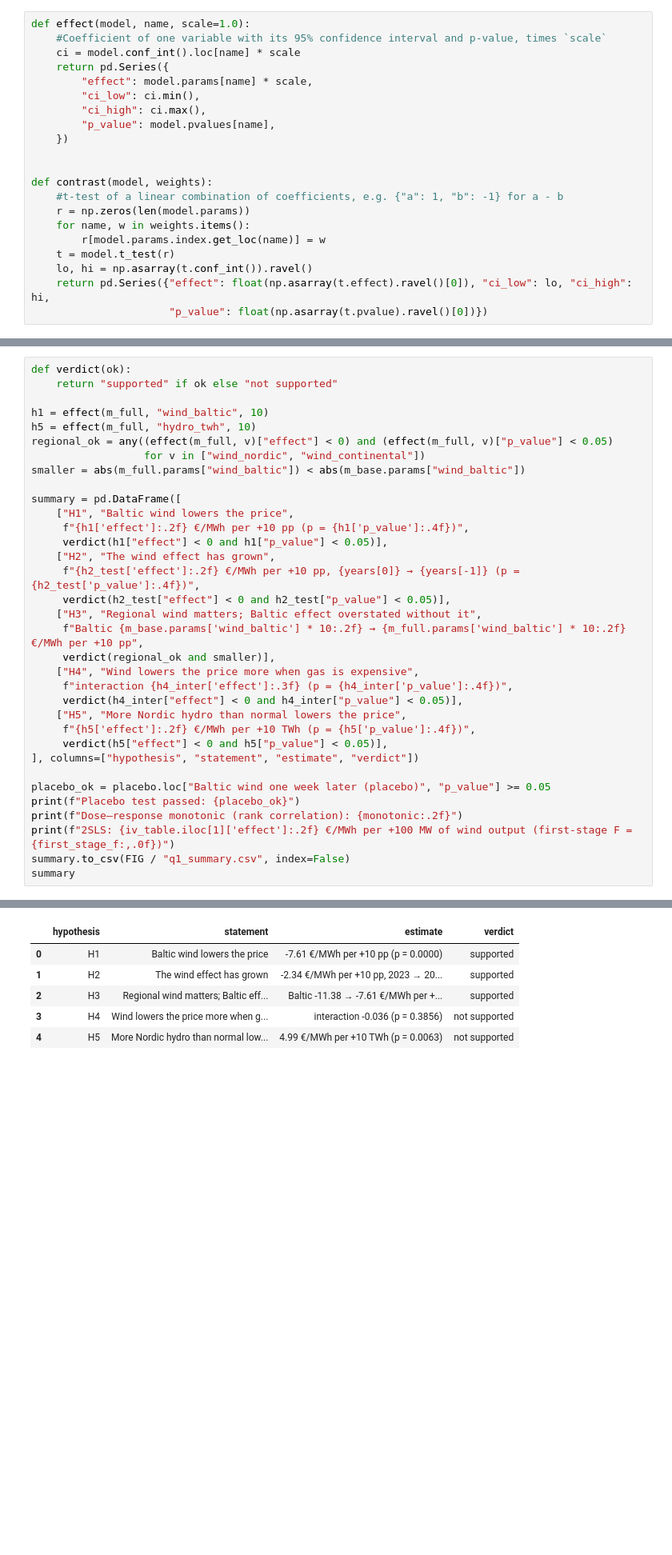
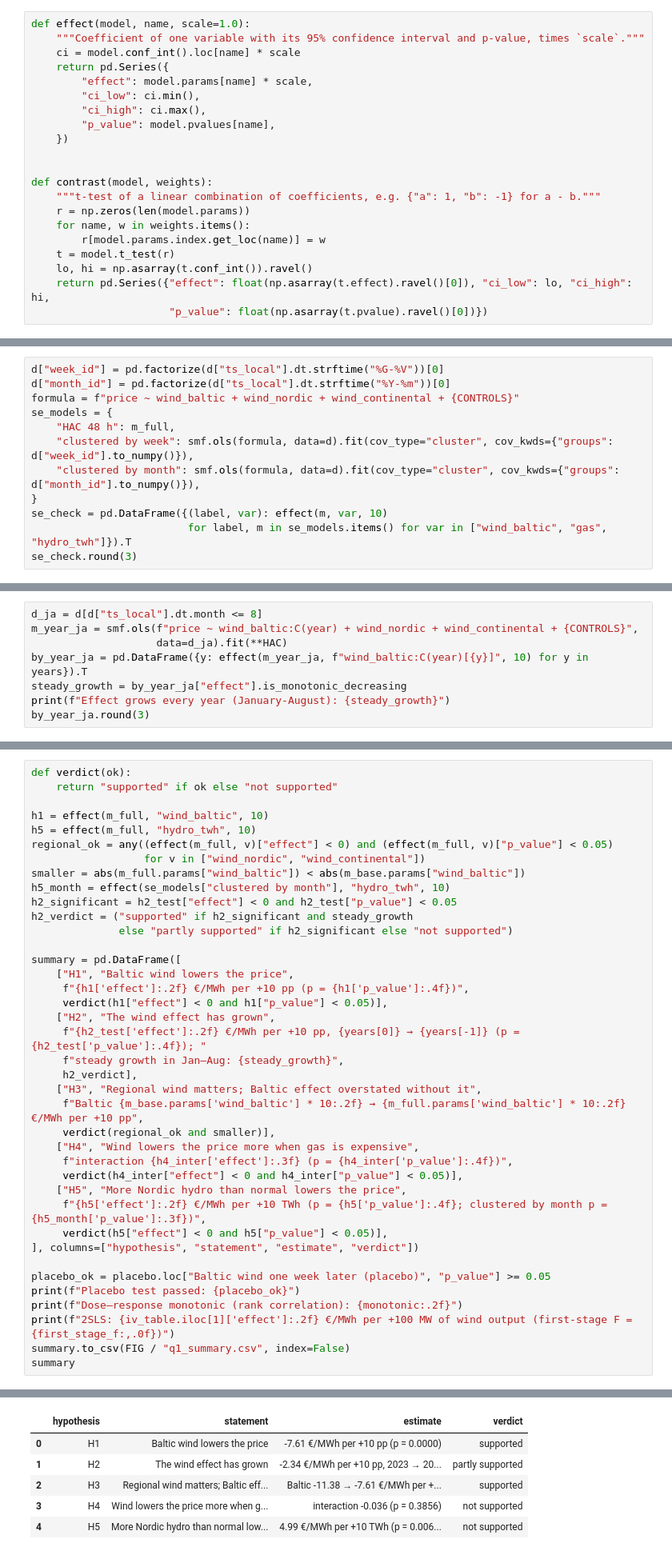
Before and after one commit to MangirdasMikalkenas/Weather_as_a_price_driver_-_Lithuanian_day-ahead_power_prices-_2023-2026, a Jupyter notebook: notebooks/01_price_drivers.ipynb, the cells around one changed output, grey strips where cells are left out. Shown at 80% size. Drawn from its saved outputs; the diff is of its cells as text; blank space fills up the shorter version.

Commit message:
Q1: integrate robustnes checks

```diff
--- a/notebooks/01_price_drivers.ipynb
+++ b/notebooks/01_price_drivers.ipynb
@@ -97,7 +98,7 @@ Model sample: 31,958 hours (177 dropped because of missing values)
 | max | 1478.91 | 100.00 | 87.26 | 99.34 | 8.54 | 2.60 | 76.32 | 25.61 |
 # %%
 def effect(model, name, scale=1.0):
-    #Coefficient of one variable with its 95% confidence interval and p-value, times `scale`
+    """Coefficient of one variable with its 95% confidence interval and p-value, times `scale`."""
     ci = model.conf_int().loc[name] * scale
     return pd.Series({
         "effect": model.params[name] * scale,
@@ -108,7 +109,7 @@ def effect(model, name, scale=1.0):
 
 
 def contrast(model, weights):
-    #t-test of a linear combination of coefficients, e.g. {"a": 1, "b": -1} for a - b
+    """t-test of a linear combination of coefficients, e.g. {"a": 1, "b": -1} for a - b."""
     r = np.zeros(len(model.params))
     for name, w in weights.items():
         r[model.params.index.get_loc(name)] = w
@@ -417,0 +449,12 @@ Median regression, +10 pp Baltic wind: -6.13 €/MWh (OLS: -7.61 €/MWh)
+# %%
+d["week_id"] = pd.factorize(d["ts_local"].dt.strftime("%G-%V"))[0]
+d["month_id"] = pd.factorize(d["ts_local"].dt.strftime("%Y-%m"))[0]
+formula = f"price ~ wind_baltic + wind_nordic + wind_continental + {CONTROLS}"
+se_models = {
+    "HAC 48 h": m_full,
+    "clustered by week": smf.ols(formula, data=d).fit(cov_type="cluster", cov_kwds={"groups": d["week_id"].to_numpy()}),
+    "clustered by month": smf.ols(formula, data=d).fit(cov_type="cluster", cov_kwds={"groups": d["month_id"].to_numpy()}),
+}
+se_check = pd.DataFrame({(label, var): effect(m, var, 10)
+                         for label, m in se_models.items() for var in ["wind_baltic", "gas", "hydro_twh"]}).T
+se_check.round(3)
@@ -417,0 +476,8 @@ Median regression, +10 pp Baltic wind: -6.13 €/MWh (OLS: -7.61 €/MWh)
+# %%
+d_ja = d[d["ts_local"].dt.month <= 8]
+m_year_ja = smf.ols(f"price ~ wind_baltic:C(year) + wind_nordic + wind_continental + {CONTROLS}",
+                    data=d_ja).fit(**HAC)
+by_year_ja = pd.DataFrame({y: effect(m_year_ja, f"wind_baltic:C(year)[{y}]", 10) for y in years}).T
+steady_growth = by_year_ja["effect"].is_monotonic_decreasing
+print(f"Effect grows every year (January-August): {steady_growth}")
+by_year_ja.round(3)
@@ -428,38 +501,43 @@ h5 = effect(m_full, "hydro_twh", 10)
 regional_ok = any((effect(m_full, v)["effect"] < 0) and (effect(m_full, v)["p_value"] < 0.05)
                   for v in ["wind_nordic", "wind_continental"])
 smaller = abs(m_full.params["wind_baltic"]) < abs(m_base.params["wind_baltic"])
+h5_month = effect(se_models["clustered by month"], "hydro_twh", 10)
+h2_significant = h2_test["effect"] < 0 and h2_test["p_value"] < 0.05
+h2_verdict = ("supported" if h2_significant and steady_growth
+              else "partly supported" if h2_significant else "not supported")
 
 summary = pd.DataFrame([
     ["H1", "Baltic wind lowers the price",
      f"{h1['effect']:.2f} €/MWh per +10 pp (p = {h1['p_value']:.4f})",
      verdict(h1["effect"] < 0 and h1["p_value"] < 0.05)],
     ["H2", "The wind effect has grown",
-     f"{h2_test['effect']:.2f} €/MWh per +10 pp, {years[0]} → {years[-1]} (p = {h2_test['p_value']:.4f})",
-     verdict(h2_test["effect"] < 0 and h2_test["p_value"] < 0.05)],
+     f"{h2_test['effect']:.2f} €/MWh per +10 pp, {years[0]} → {years[-1]} (p = {h2_test['p_value']:.4f}); "
+     f"steady growth in Jan–Aug: {steady_growth}",
+     h2_verdict],
     ["H3", "Regional wind matters; Baltic effect overstated without it",
      f"Baltic {m_base.params['wind_baltic'] * 10:.2f} → {m_full.params['wind_baltic'] * 10:.2f} €/MWh per +10 pp",
      verdict(regional_ok and smaller)],
     ["H4", "Wind lowers the price more when gas is expensive",
      f"interaction {h4_inter['effect']:.3f} (p = {h4_inter['p_value']:.4f})",
      verdict(h4_inter["effect"] < 0 and h4_inter["p_value"] < 0.05)],
     ["H5", "More Nordic hydro than normal lowers the price",
-     f"{h5['effect']:.2f} €/MWh per +10 TWh (p = {h5['p_value']:.4f})",
+     f"{h5['effect']:.2f} €/MWh per +10 TWh (p = {h5['p_value']:.4f}; clustered by month p = {h5_month['p_value']:.3f})",
      verdict(h5["effect"] < 0 and h5["p_value"] < 0.05)],
 ], columns=["hypothesis", "statement", "estimate", "verdict"])
 
 placebo_ok = placebo.loc["Baltic wind one week later (placebo)", "p_value"] >= 0.05
 print(f"Placebo test passed: {placebo_ok}")
 print(f"Dose–response monotonic (rank correlation): {monotonic:.2f}")
 print(f"2SLS: {iv_table.iloc[1]['effect']:.2f} €/MWh per +100 MW of wind output (first-stage F = {first_stage_f:,.0f})")
 summary.to_csv(FIG / "q1_summary.csv", index=False)
 summary
 # %% [output]
 Placebo test passed: True
 Dose–response monotonic (rank correlation): -1.00
 2SLS: -2.78 €/MWh per +100 MW of wind output (first-stage F = 639)
 |  | hypothesis | statement | estimate | verdict |
 | 0 | H1 | Baltic wind lowers the price | -7.61 €/MWh per +10 pp (p = 0.0000) | supported |
-| 1 | H2 | The wind effect has grown | -2.34 €/MWh per +10 pp, 2023 → 20... | supported |
+| 1 | H2 | The wind effect has grown | -2.34 €/MWh per +10 pp, 2023 → 20... | partly supported |
 | 2 | H3 | Regional wind matters; Baltic eff... | Baltic -11.38 → -7.61 €/MWh per +... | supported |
 | 3 | H4 | Wind lowers the price more when g... | interaction -0.036 (p = 0.3856) | not supported |
-| 4 | H5 | More Nordic hydro than normal low... | 4.99 €/MWh per +10 TWh (p = 0.0063) | not supported |
+| 4 | H5 | More Nordic hydro than normal low... | 4.99 €/MWh per +10 TWh (p = 0.006... | not supported |
```
Also changed, not shown: parts of 13 cells of this notebook, 2 other files.
